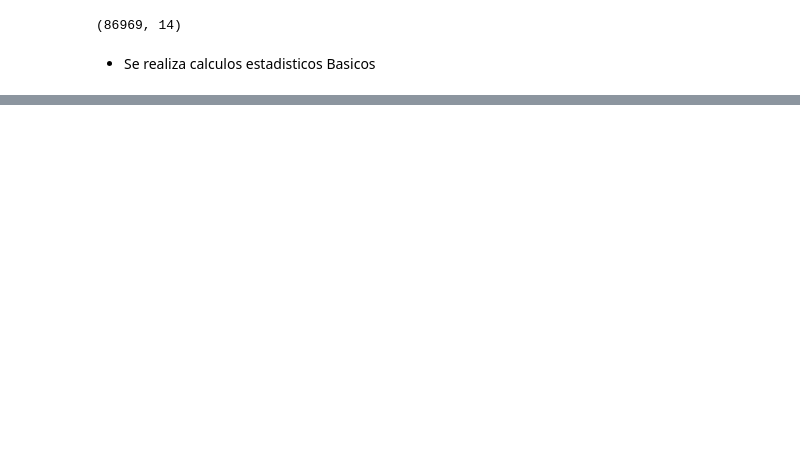
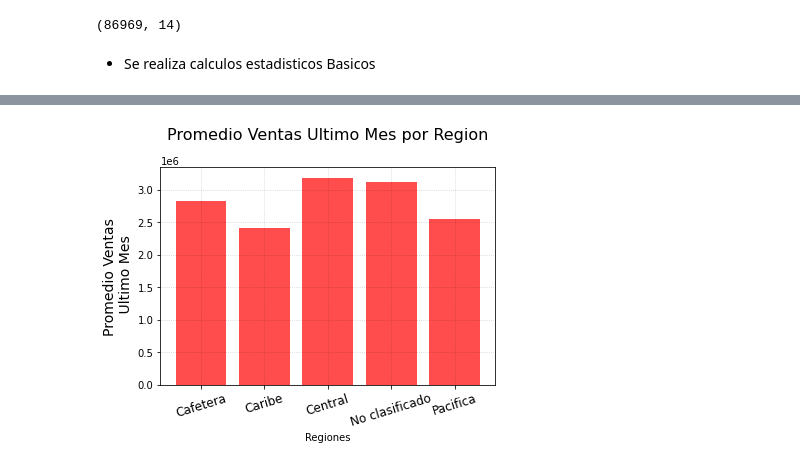
Before and after one commit to santiagov-2001/Team-1-Machine-Learning, a Jupyter notebook: Micronegocios.ipynb, the cells around one changed output, grey strips where cells are left out. Saved outputs shown, nothing was run; the diff lists cells and outputs as text; code cells hidden in the pictures; blank space fills up the shorter version.

```diff
--- a/Micronegocios.ipynb
+++ b/Micronegocios.ipynb
@@ -367,0 +227,12 @@ np.arange(25)
+# %%
+fig,ax=plt.subplots()
+ax.bar(por_region.index,por_region.values,color="red",alpha=0.7)
+ax.set_title("Promedio Ventas Ultimo Mes por Region",fontsize=16)
+ax.set_xlabel("Regiones",fontsize=10)
+plt.xticks(rotation=17,fontsize=12)
+ax.set_ylabel("Promedio Ventas\n Ultimo Mes",fontsize=14)
+ax.title.set_position([.5, 1.1])
+ax.grid(which="major",linestyle=':',color="black",alpha=0.2)
+ax.grid(which="minor",linestyle=":",color="black",alpha=0.2)
+# %% [output]
+[figure, added]
```
Also changed, not shown: parts of 62 cells of this notebook.
